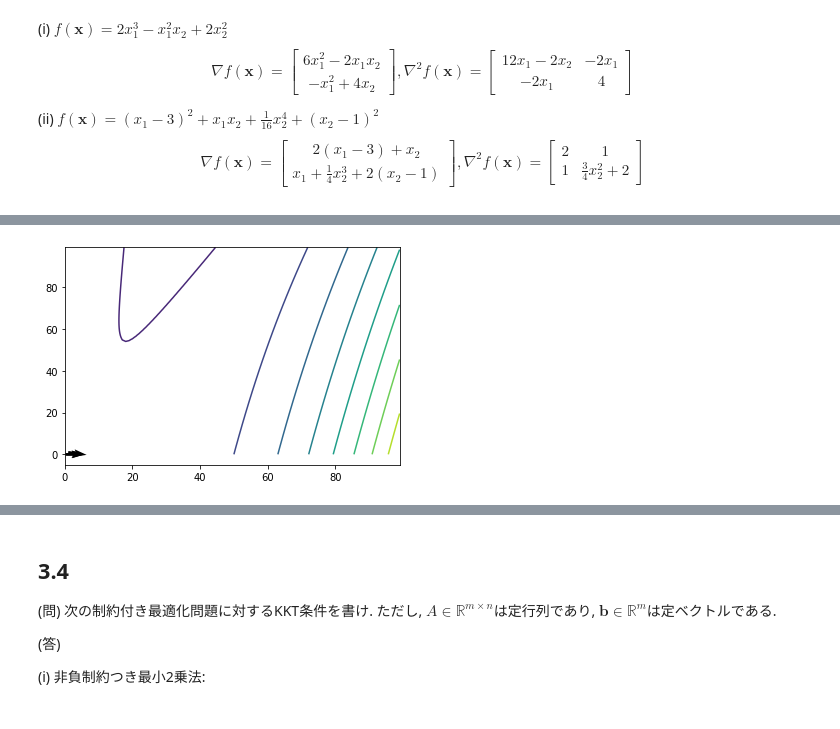
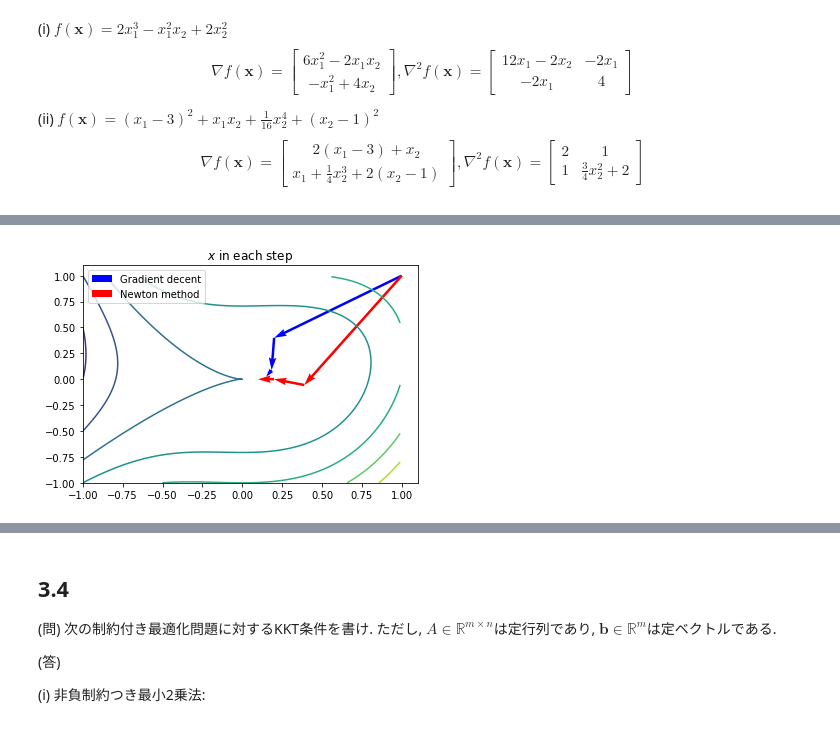
Before and after one commit to CSReading/Optimization, a Jupyter notebook: problems/chapter3/mshibatatt.ipynb, the cells around one changed output, grey strips where cells are left out. Cells and saved outputs as stored; diff of their text form; code cells hidden in the pictures.

```diff
--- a/problems/chapter3/mshibatatt.ipynb
+++ b/problems/chapter3/mshibatatt.ipynb
@@ -158,10 +166,11 @@ def newton_method(f, var, x_init, alpha, step = 100, epsilon = 0, keep_history =
 # %%
 # (i)
+STEP = 3
 x1, x2 = symbols('x1 x2')
 x = Matrix([x1, x2])
 f =  2 * x1**3 - x1**2 * x2 + 2 * x2**2
-history_gd = gradient_decent(f, x, x_init=np.array([1., 1.]), alpha = 0.2, step = 3, keep_history=True)
+history_gd = gradient_decent(f, x, x_init=np.array([1., 1.]), alpha = 0.2, step = STEP, keep_history=True)
 print(history_gd)
-history_nm = newton_method(f, x, x_init=np.array([1., 1.]), alpha = 1., step = 3, keep_history=True)
+history_nm = newton_method(f, x, x_init=np.array([1., 1.]), alpha = 1., step = STEP, keep_history=True)
 print(history_nm)
 # %% [output]
@@ -176,11 +193,16 @@ print(history_nm)
 # %%
-x1 = np.arange(100)
-x2 = np.arange(100)
+x1 = np.arange(-1, 1, 0.01)
+x2 = np.arange(-1, 1, 0.01)
 x1, x2 = np.meshgrid(x1, x2)
 f = 2 * x1**3 - x1**2 * x2 + 2 * x2**2
 for i in range(len(history_nm)-1):
-    plt.quiver(*history_nm[i], *history_nm[i+1])
+    plt.quiver(*history_gd[i], *(history_gd[i+1] - history_gd[i]),
+               angles = 'xy', scale_units='xy', scale=1, color='blue', label='Gradient decent')
+    plt.quiver(*history_nm[i], *(history_nm[i+1] - history_nm[i]),
+               angles = 'xy', scale_units='xy', scale=1, color='red', label='Newton method')
 plt.contour(x1, x2, f)
+plt.legend(labels=['Gradient decent', 'Newton method'])
+plt.title('$x$ in each step')
 plt.show()
 # %% [output]
-[figure, old version]
+[figure, new version]
```
Also changed, not shown: parts of 6 cells of this notebook.
